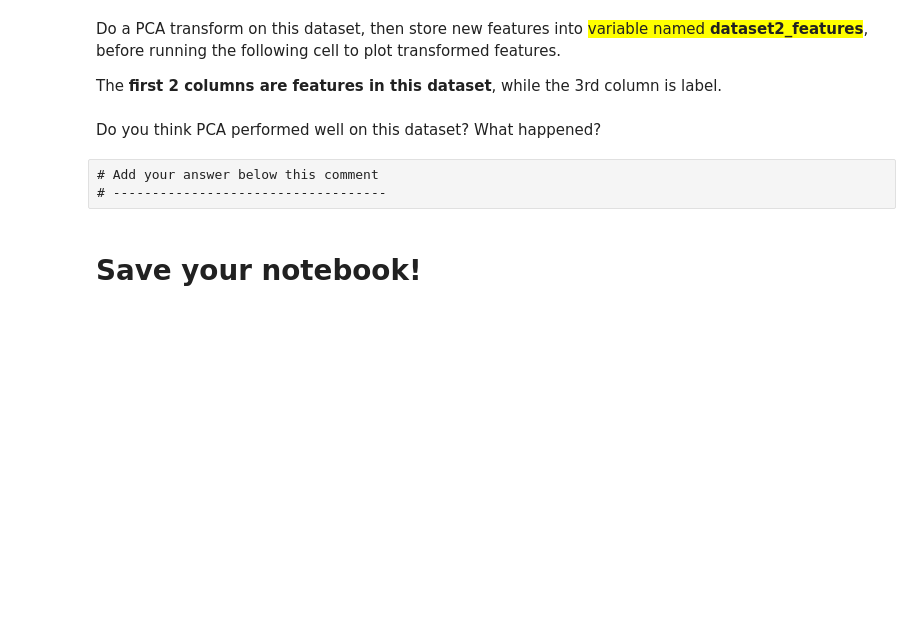
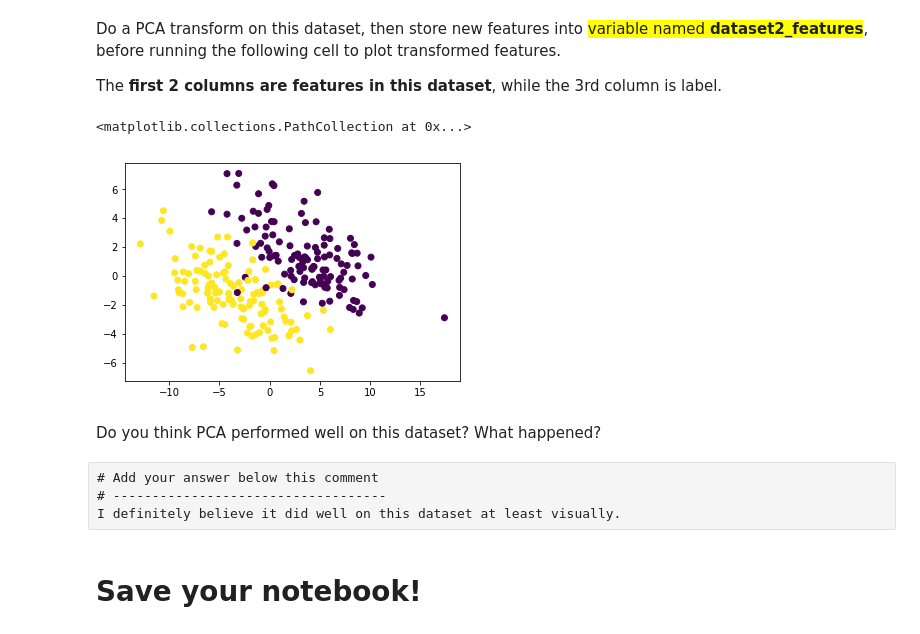
Before and after one commit to asouleymane/AnalyticsMLearning, a Jupyter notebook: module3/practices/FeatureExtraction.ipynb, the cells around one changed output. Saved outputs shown, nothing was run; the diff lists cells and outputs as text; code cells hidden in the pictures; blank space fills up the shorter version.

```diff
--- a/module3/practices/FeatureExtraction.ipynb
+++ b/module3/practices/FeatureExtraction.ipynb
@@ -161,13 +210,18 @@ The **first 2 columns are features in this dataset**, while the 3rd column is la
 # %%
 # Complete code below this comment
 # ----------------------------------
-dataset2_PCA = <placeholder>
-
-plt.scatter(dataset2_PCA[:, 0], dataset2_PCA[:, 1], c=dataset2[:, 2])
+dataset2_PCA = PCA(n_components=3)
+dataset2_PCA.fit(dataset2)
+dataset2_features=dataset2_PCA.transform(dataset2)
+plt.scatter(dataset2_features[:, 0], dataset2_features[:, 1], c=dataset2[:, 2])
+# %% [output]
+<matplotlib.collections.PathCollection at 0x...>
+[figure, added]
 # %% [markdown]
 Do you think PCA performed well on this dataset? What happened?
 # %% [raw]
 # Add your answer below this comment
 # -----------------------------------
+I definitely believe it did well on this dataset at least visually.
 # %% [markdown]
 # Save your notebook!
```
Also changed, not shown: parts of 15 cells of this notebook, 19 other files.
